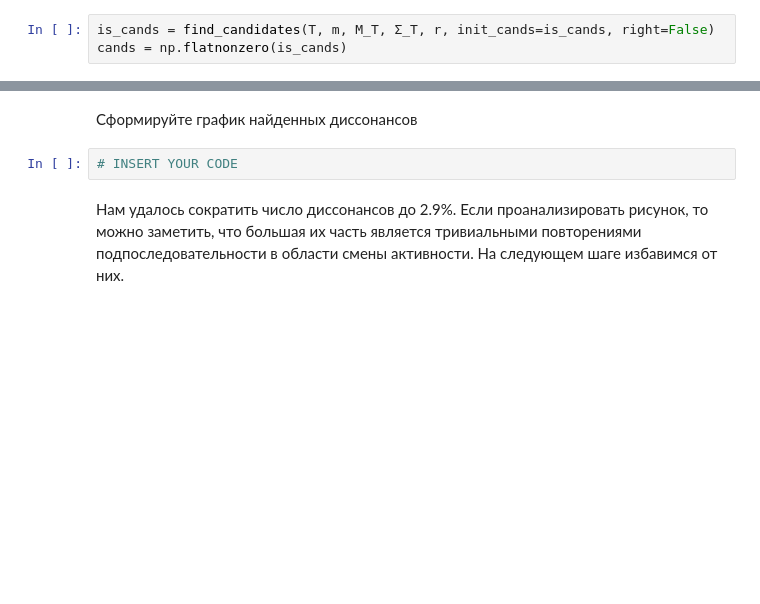
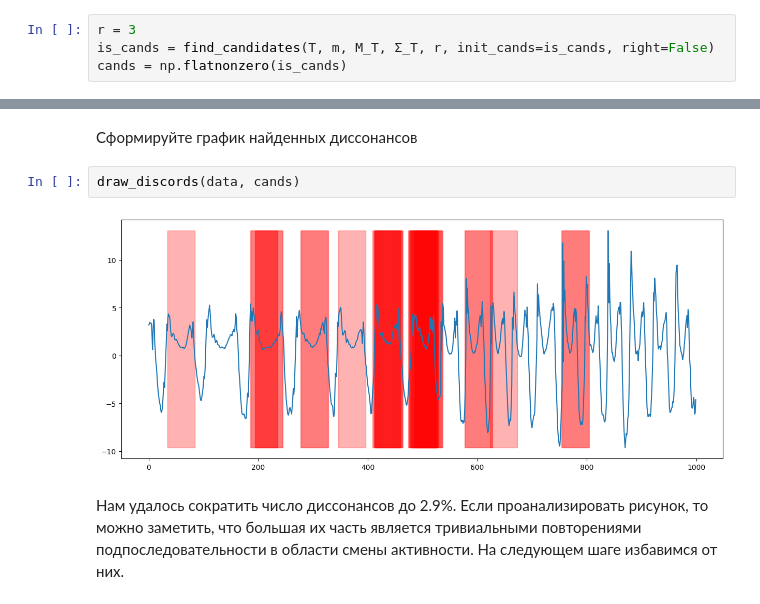
Before and after one commit to Snezinka/Time-series-analysis, a Jupyter notebook: practice/03 Discords/03 Discords.ipynb, the cells around one changed output, grey strips where cells are left out. Saved outputs shown, nothing was run; the diff lists cells and outputs as text; blank space fills up the shorter version.

```diff
--- a/practice/03 Discords/03 Discords.ipynb
+++ b/practice/03 Discords/03 Discords.ipynb
@@ -253,6 +291,7 @@ print(f'{len(cand_index)} {len(cand_index)/len(data)*100} %')
 Как уже упоминалось выше, 11.3% слишком большой процент диссонансов.
 Для уменьшения числа потенциальных кандидатов произведем очистку от ложных диссонансов, путем сравнения расстояния до левых ближайших соседей потенциальных диссонансов с порогом $r$.
 # %%
+r = 3
 is_cands = find_candidates(T, m, M_T, Σ_T, r, init_cands=is_cands, right=False)
 cands = np.flatnonzero(is_cands)
 # %%
@@ -262,7 +301,9 @@ len(cands)/len(data)*100
 # %% [markdown]
 Сформируйте график найденных диссонансов
 # %%
-# INSERT YOUR CODE
+draw_discords(data, cands)
+# %% [output]
+[figure, added]
 # %% [markdown]
 Нам удалось сократить число диссонансов до 2.9%. Если проанализировать рисунок, то можно заметить, что большая их часть является тривиальными повторениями подпоследовательности в области смены активности. На следующем шаге избавимся от них.
 # %%
```
Also changed, not shown: parts of 11 cells of this notebook, 1 other file.
